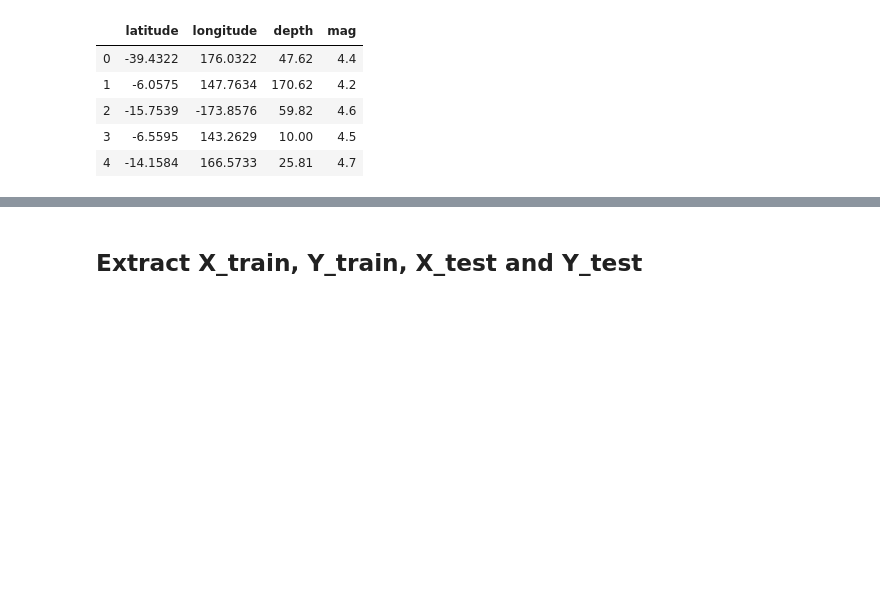
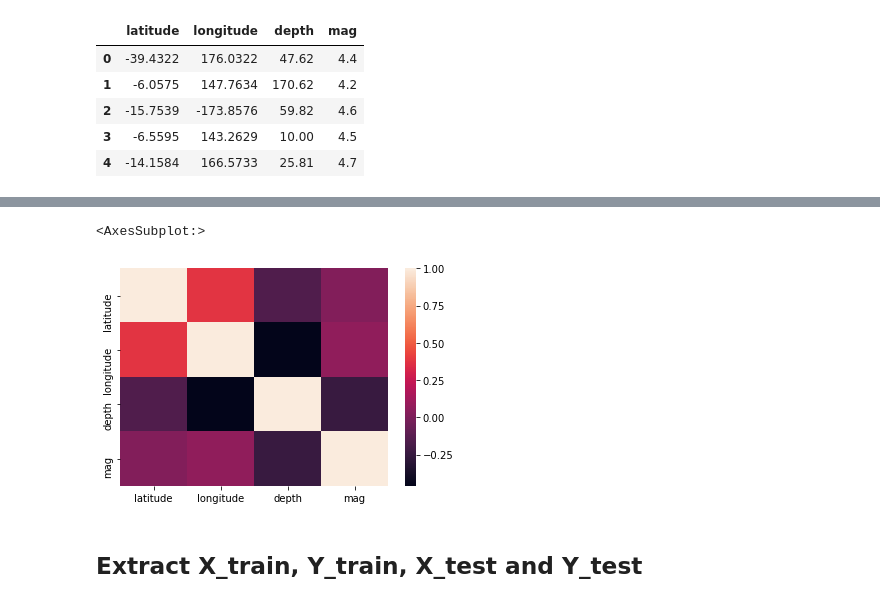
Before and after one commit to Akash-Gupta-2000/Earthquake-Magnitude-Prediction-using-ML-and-DL-models, a Jupyter notebook: main.ipynb, the cells around one changed output, grey strips where cells are left out. Cells and saved outputs as stored; diff of their text form; code cells hidden in the pictures; blank space fills up the shorter version.

```diff
--- a/main.ipynb
+++ b/main.ipynb
@@ -28,3 +41,8 @@ total data size:  2000
+# %%
+sns.heatmap(Dataset.corr())
+# %% [output]
+<AxesSubplot:>
+[figure, added]
 # %% [markdown]
 ## Extract X_train, Y_train, X_test and Y_test ##
 # %%
```
Also changed, not shown: parts of 4 cells of this notebook, 2 other files.
